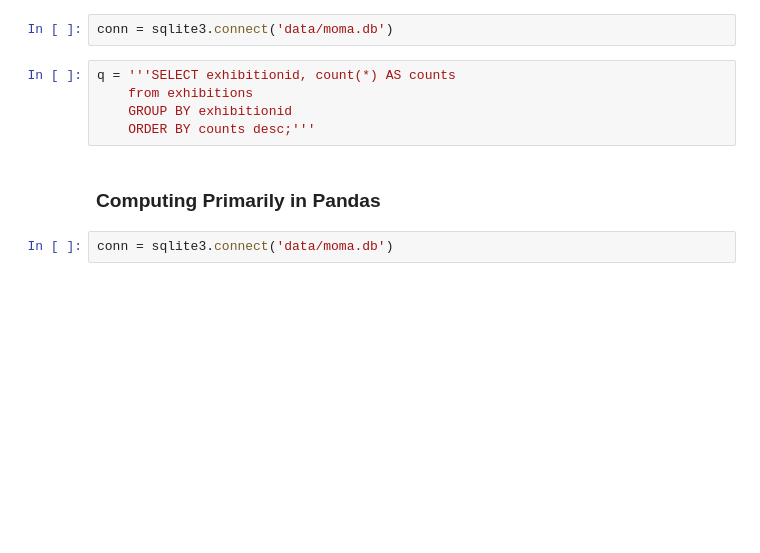
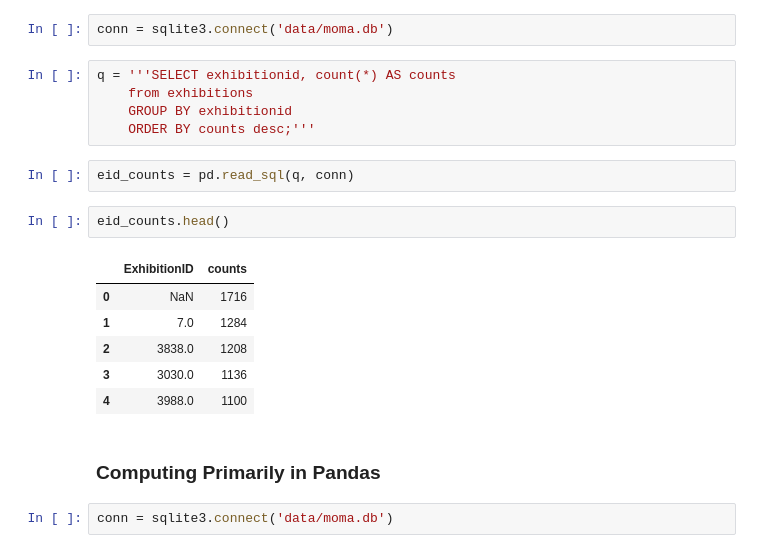
Before and after one commit to icta-tecaji/python-data-analysis-public, a Jupyter notebook: Del_14_Procesiranje_velikih_datasetov_pomnilnik/Del_14_Procesiranje_velikih_datasetov_pomnilnik_CLEAN.ipynb, the cells around one changed output. Saved outputs shown, nothing was run; the diff lists cells and outputs as text; blank space fills up the shorter version.

```diff
--- a/Del_14_Procesiranje_velikih_datasetov_pomnilnik/Del_14_Procesiranje_velikih_datasetov_pomnilnik_CLEAN.ipynb
+++ b/Del_14_Procesiranje_velikih_datasetov_pomnilnik/Del_14_Procesiranje_velikih_datasetov_pomnilnik_CLEAN.ipynb
@@ -424,6 +839,17 @@ q = '''SELECT exhibitionid, count(*) AS counts
     from exhibitions
     GROUP BY exhibitionid
     ORDER BY counts desc;'''
+# %%
+eid_counts = pd.read_sql(q, conn)
+# %%
+eid_counts.head()
+# %% [output]
+|  | ExhibitionID | counts |
+| 0 | NaN | 1716 |
+| 1 | 7.0 | 1284 |
+| 2 | 3838.0 | 1208 |
+| 3 | 3030.0 | 1136 |
+| 4 | 3988.0 | 1100 |
 # %% [markdown]
 ### Computing Primarily in Pandas
 # %%
```
Also changed, not shown: parts of 90 cells of this notebook, 5 other files.
